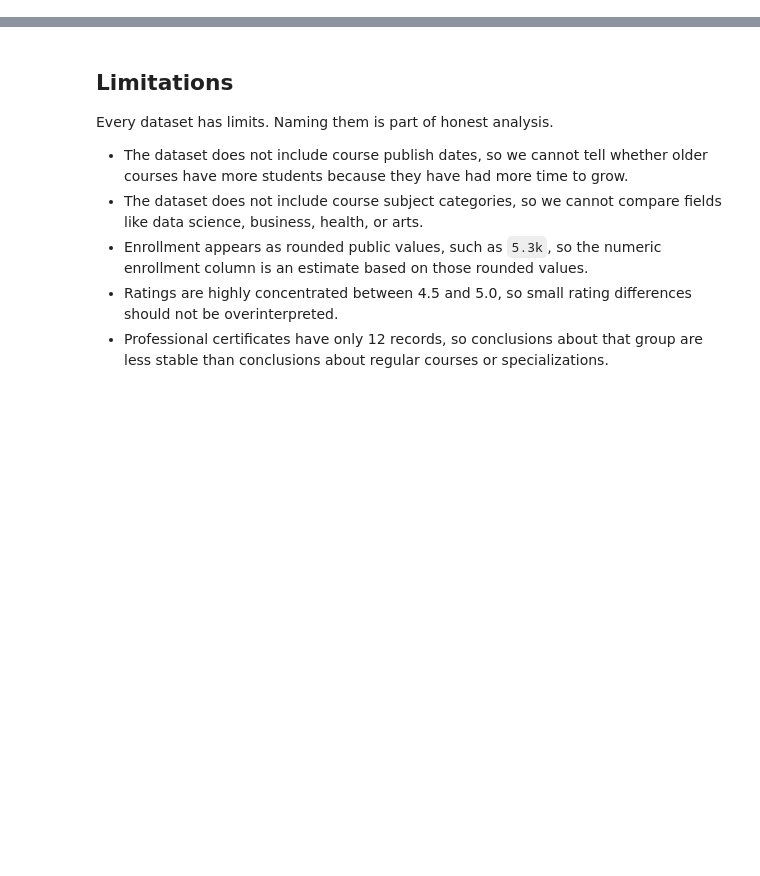
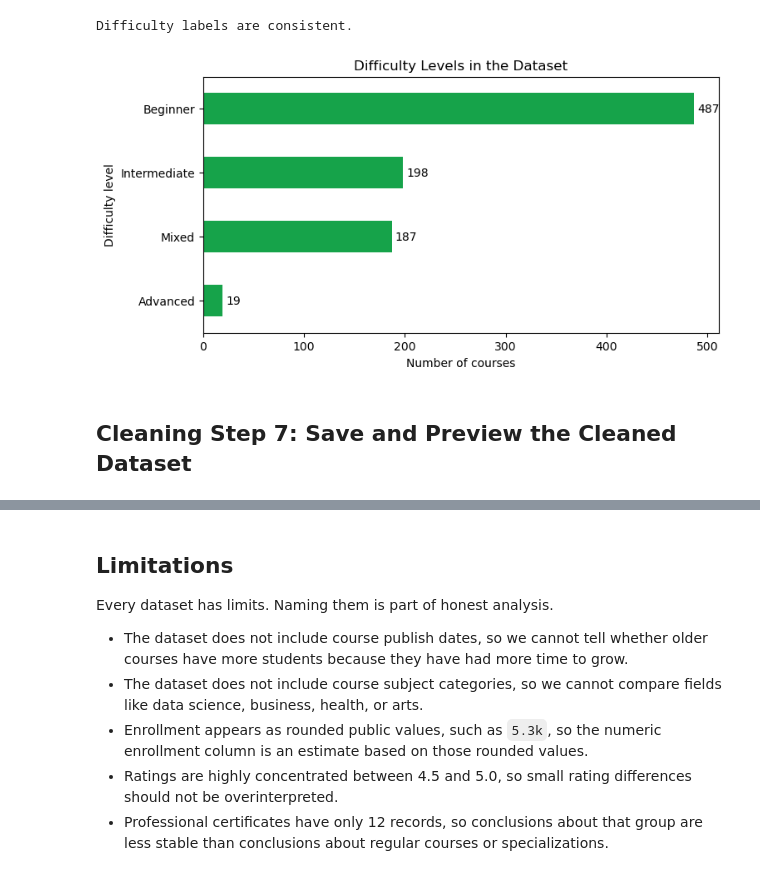
Before and after one commit to LubanaOrin/learn_code, a Jupyter notebook: tasks/Coursera Course Dataset Analysis/notebooks/coursera_course_dataset_analysis.ipynb, the cells around one changed output, grey strips where cells are left out. Saved outputs shown, nothing was run; the diff lists cells and outputs as text; code cells hidden in the pictures; blank space fills up the shorter version.

```diff
--- a/tasks/Coursera Course Dataset Analysis/notebooks/coursera_course_dataset_analysis.ipynb
+++ b/tasks/Coursera Course Dataset Analysis/notebooks/coursera_course_dataset_analysis.ipynb
@@ -728,0 +217,21 @@ The charts make the main patterns easier to present:
+# %%
+difficulty_counts = courses["difficulty"].value_counts().sort_values()
+
+ax = difficulty_counts.plot(
+    kind="barh",
+    color="#16a34a",
+    figsize=(8, 4),
+    title="Difficulty Levels in the Dataset",
+)
+ax.set_xlabel("Number of courses")
+ax.set_ylabel("Difficulty level")
+
+for container in ax.containers:
+    ax.bar_label(container, padding=3)
+
+print("Difficulty labels are consistent.")
+# %% [output]
+Difficulty labels are consistent.
+[figure, added]
+# %% [markdown]
+## Cleaning Step 7: Save and Preview the Cleaned Dataset
```
Also changed, not shown: parts of 125 cells of this notebook, 5 other files.
